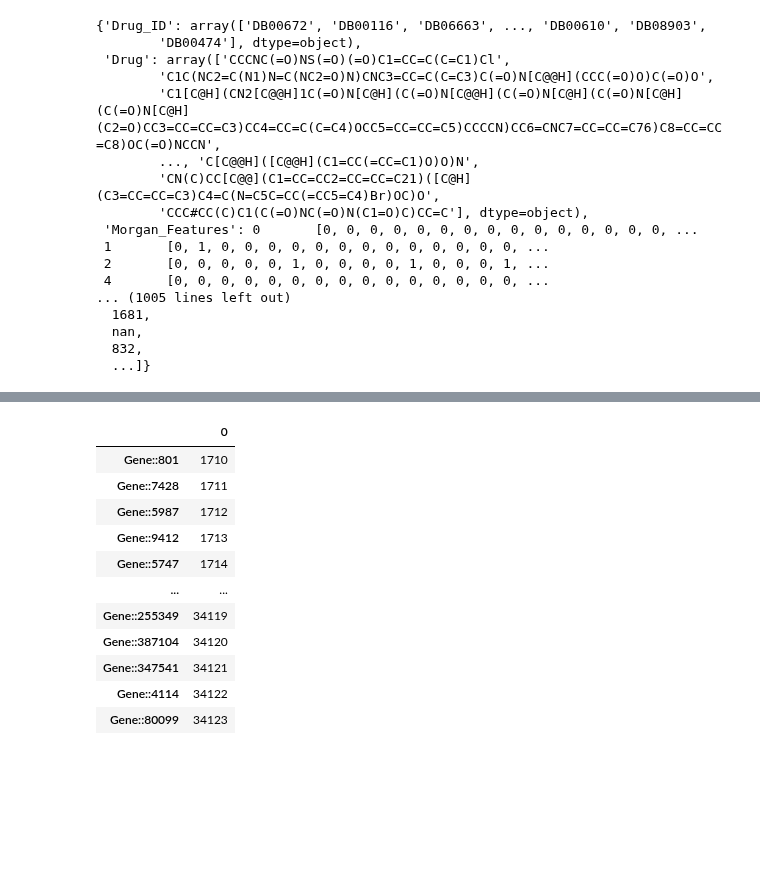
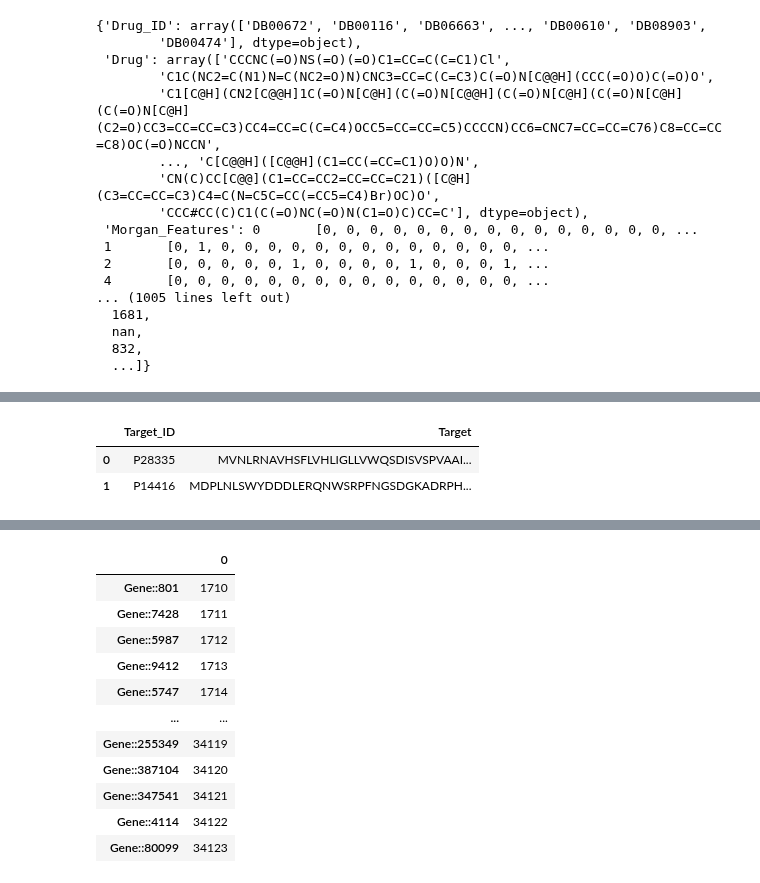
Before and after one commit to MJU-AIDA/DTI, a Jupyter notebook: data/vec/get_dt_pkl-Copy1.ipynb, the cells around one changed output, grey strips where cells are left out. Drawn from its saved outputs; the diff is of its cells as text; code cells hidden in the pictures; blank space fills up the shorter version.

```diff
--- a/data/vec/get_dt_pkl-Copy1.ipynb
+++ b/data/vec/get_dt_pkl-Copy1.ipynb
@@ -97,11 +103,3 @@ x
   nan,
   832,
   ...]}
-# %%
-with open('entity_drug.json', 'r') as f:
-    data = json.load(f)
-
-df = pd.json_normalize(data)
-
-df = df.T
-df
@@ -122,4 +108,9 @@ df
 # %%
-df = pd.read_csv("origin_proteins.csv").drop("Unnamed: 0", axis = 1)
+'''df = pd.read_csv("origin_proteins.csv").drop("Unnamed: 0", axis = 1)
 df.columns = ["Target_ID", "Target"]
+df[:2]'''
+# %% [output]
+|  | Target_ID | Target |
+| 0 | P28335 | MVNLRNAVHSFLVHLIGLLVWQSDISVSPVAAI... |
+| 1 | P14416 | MDPLNLSWYDDDLERQNWSRPFNGSDGKADRPH... |
 # %%
```
Also changed, not shown: parts of 17 cells of this notebook, 3 other files.
